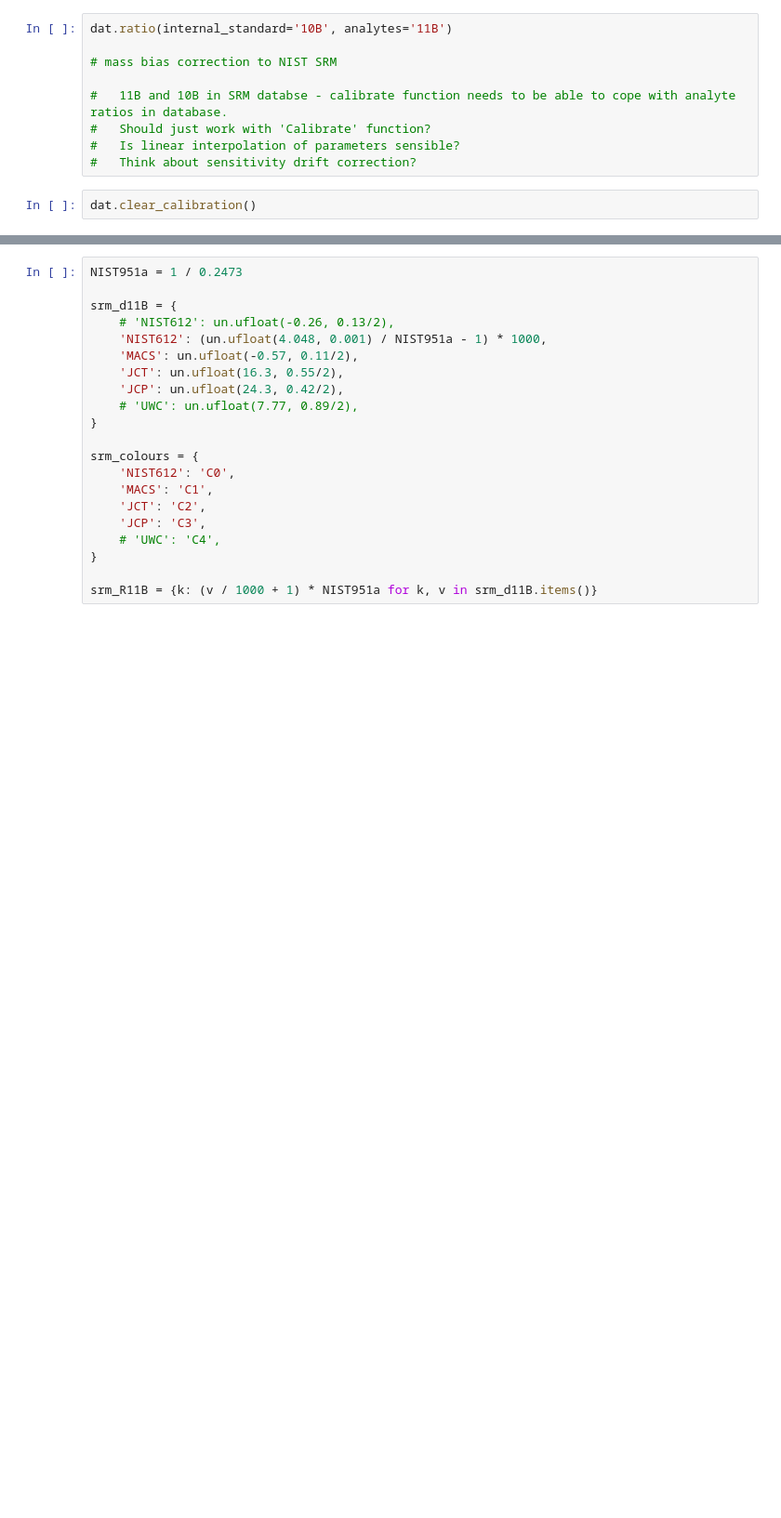
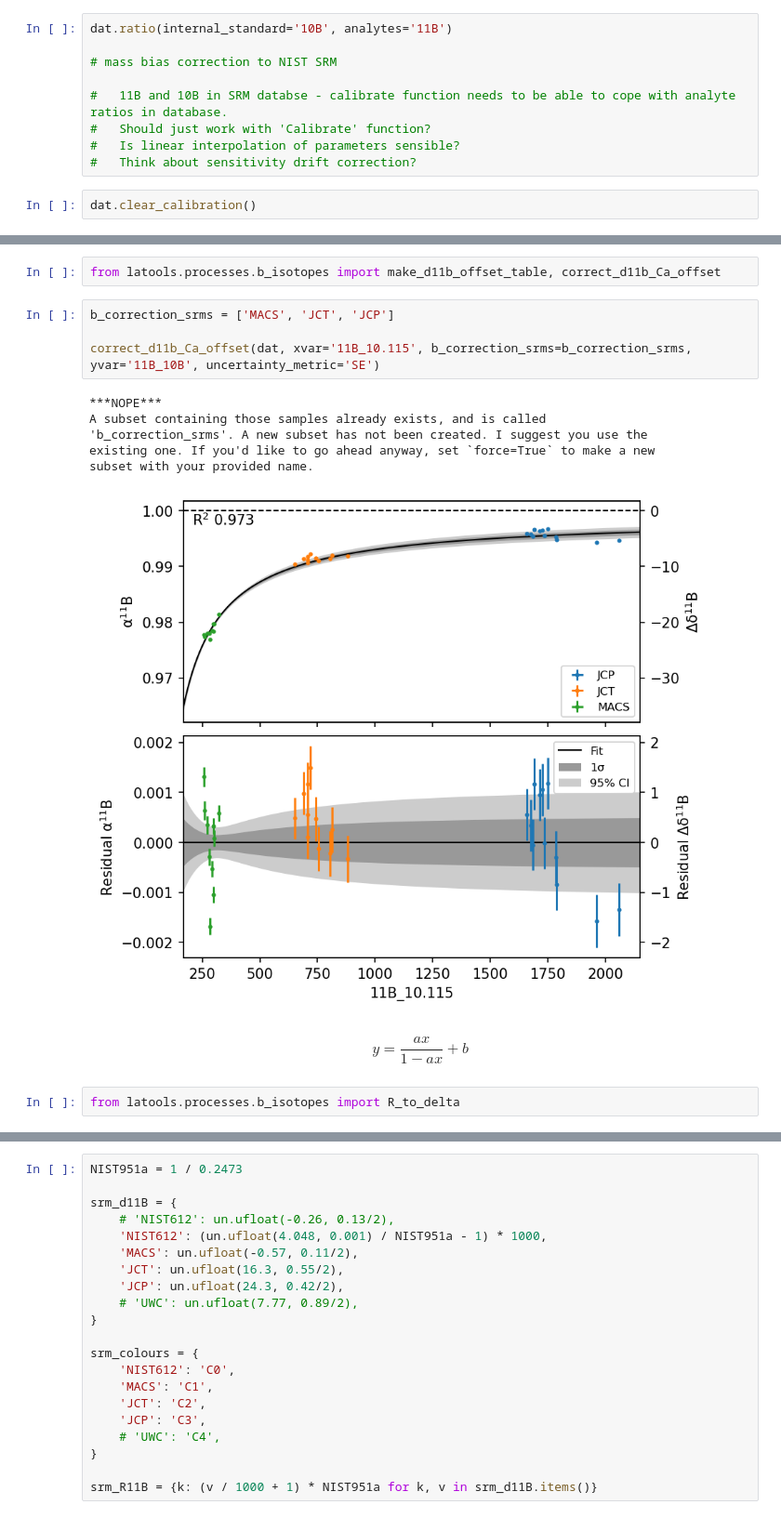
Before and after one commit to oscarbranson/latools, a Jupyter notebook: dev_boron.ipynb, the cells around one changed output, grey strips where cells are left out. Shown at 93% size. Drawn from its saved outputs; the diff is of its cells as text; blank space fills up the shorter version.

Commit message:
working B isotope correction

```diff
--- a/dev_boron.ipynb
+++ b/dev_boron.ipynb
@@ -138,0 +109,19 @@ dat.srmdat
+# %%
+from latools.processes.b_isotopes import make_d11b_offset_table, correct_d11b_Ca_offset
+# %%
+b_correction_srms = ['MACS', 'JCT', 'JCP']
+
+correct_d11b_Ca_offset(dat, xvar='11B_10.115', b_correction_srms=b_correction_srms, yvar='11B_10B', uncertainty_metric='SE')
+# %% [output]
+***NOPE***
+A subset containing those samples already exists, and is called
+'b_correction_srms'. A new subset has not been created. I suggest you use the
+existing one. If you'd like to go ahead anyway, set `force=True` to make a new
+subset with your provided name.
+[figure, added]
+# %% [markdown]
+$$
+y = \frac{a x}{1 - a x} + b
+$$
+# %%
+from latools.processes.b_isotopes import R_to_delta
```
Also changed, not shown: parts of 16 cells of this notebook.
